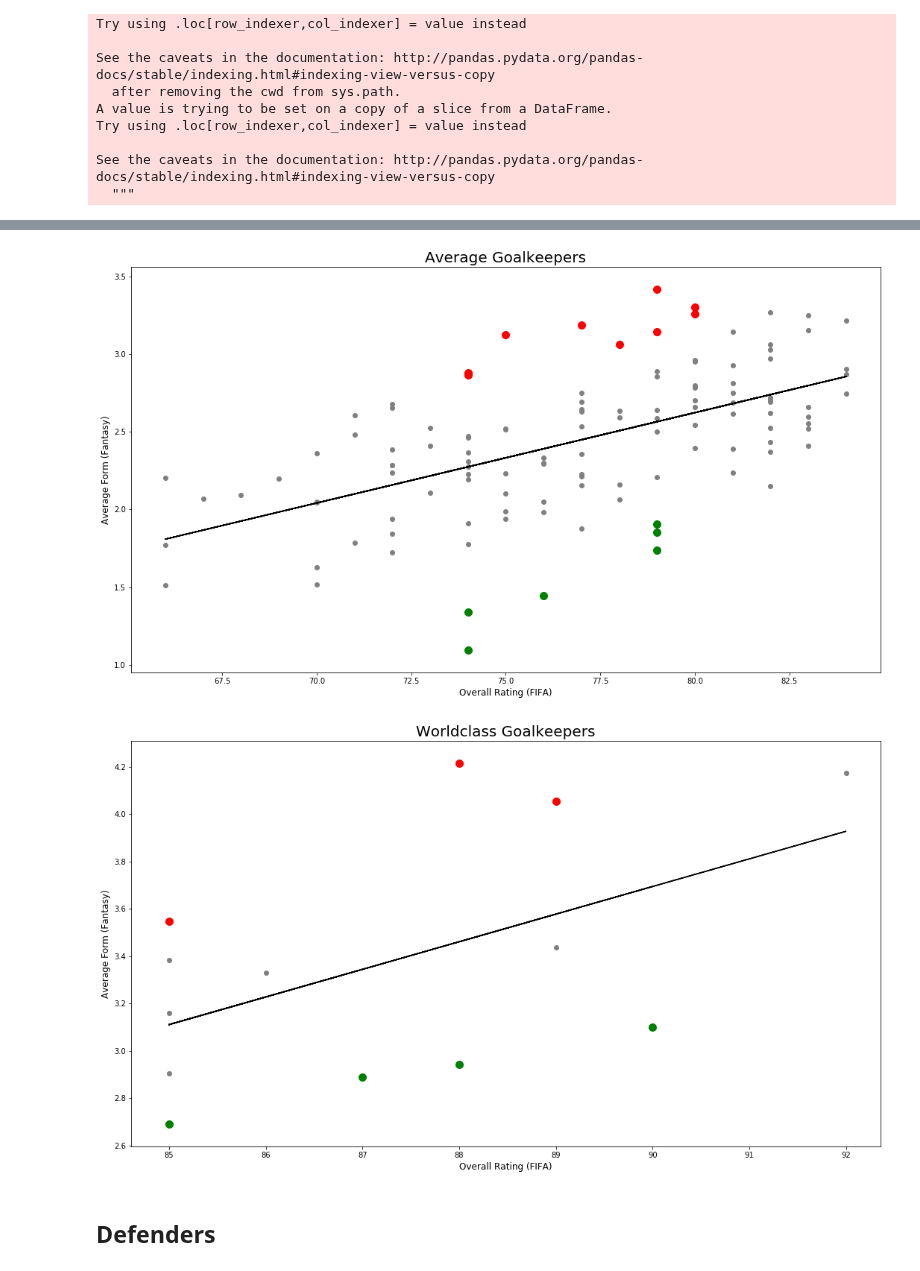
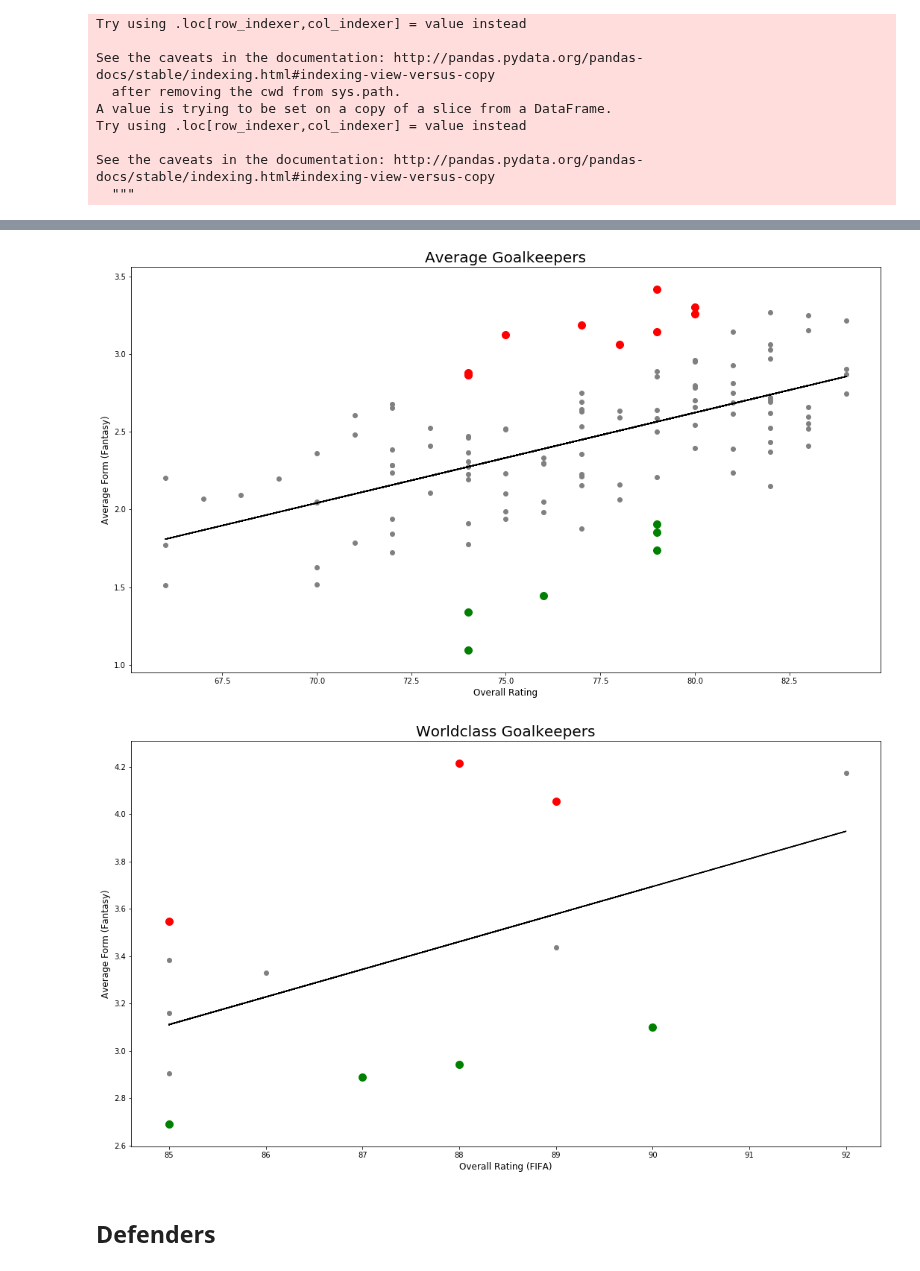
Before and after one commit to markkennedy3/Fifa-vs-Real-Life, a Jupyter notebook: notebooks/analysis/500_RQ1_Analysis.ipynb, the cells around one changed output, grey strips where cells are left out. Saved outputs shown, nothing was run; the diff lists cells and outputs as text; code cells hidden in the pictures.

```diff
--- a/notebooks/analysis/500_RQ1_Analysis.ipynb
+++ b/notebooks/analysis/500_RQ1_Analysis.ipynb
@@ -151,11 +136,11 @@ underrated_worldclass_gk = worldclass_goalkeepers[worldclass_goalkeepers['Distan
 overrated_average_gk = average_goalkeepers[average_goalkeepers['Distance']<(neg_dist_gk0*2)]
 overrated_worldclass_gk = worldclass_goalkeepers[worldclass_goalkeepers['Distance']<neg_dist_gk1]
 # %%
-underrated_average_gk['Predicted Form (FIFA)'] = average_goalkeepers_model.predict(underrated_average_gk['overall'].values[:,np.newaxis])
-underrated_worldclass_gk['Predicted Form (FIFA)'] = worldclass_goalkeepers_model.predict(underrated_worldclass_gk['overall'].values[:,np.newaxis])
+underrated_average_gk['Predicted Form'] = average_goalkeepers_model.predict(underrated_average_gk['overall'].values[:,np.newaxis])
+underrated_worldclass_gk['Predicted Form'] = worldclass_goalkeepers_model.predict(underrated_worldclass_gk['overall'].values[:,np.newaxis])
 
-overrated_average_gk['Predicted Form (FIFA)'] = average_goalkeepers_model.predict(overrated_average_gk['overall'].values[:,np.newaxis])
-overrated_worldclass_gk['Predicted Form (FIFA)'] = worldclass_goalkeepers_model.predict(overrated_worldclass_gk['overall'].values[:,np.newaxis])
+overrated_average_gk['Predicted Form'] = average_goalkeepers_model.predict(overrated_average_gk['overall'].values[:,np.newaxis])
+overrated_worldclass_gk['Predicted Form'] = worldclass_goalkeepers_model.predict(overrated_worldclass_gk['overall'].values[:,np.newaxis])
 # %% [output]
 A value is trying to be set on a copy of a slice from a DataFrame.
 Try using .loc[row_indexer,col_indexer] = value instead
@@ -177,9 +162,3 @@ Try using .loc[row_indexer,col_indexer] = value instead
 
 See the caveats in the documentation: http://pandas.pydata.org/pandas-docs/stable/indexing.html#indexing-view-versus-copy
   """
-# %%
-underrated_average_gk['Predicted Form (Us)'] = underrated_average_gk['Previous Average Form']
-underrated_worldclass_gk['Predicted Form (Us)'] = underrated_worldclass_gk['Previous Average Form']
-
-overrated_average_gk['Predicted Form (Us)'] = overrated_average_gk['Previous Average Form']
-overrated_worldclass_gk['Predicted Form (Us)'] = overrated_worldclass_gk['Previous Average Form']
@@ -240,24 +178,24 @@ s4 = overrated_worldclass_gk['Previous Average Form'].values
 # %%
 plt.figure(figsize=(18,10))
 plt.scatter(w, z,color='grey')
 plt.scatter(t1, t2,color='red',s=100)
 plt.scatter(t3, t4,color='green',s=100)
 plt.plot(w, average_goalkeepers_model.predict(w),color='k')
 plt.title('Average Goalkeepers', fontsize=20)
-plt.xlabel("Overall Rating (FIFA)", fontsize=12)
+plt.xlabel("Overall Rating", fontsize=12)
 plt.ylabel("Average Form (Fantasy)", fontsize=12)
 plt.show()
 plt.figure(figsize=(18,10))
 plt.scatter(x, y,color='grey')
 plt.scatter(s1, s2,color='red',s=100)
 plt.scatter(s3, s4,color='green',s=100)
 plt.plot(x, worldclass_goalkeepers_model.predict(x),color='k')
 plt.title('Worldclass Goalkeepers', fontsize=20)
 plt.xlabel("Overall Rating (FIFA)", fontsize=12)
 plt.ylabel("Average Form (Fantasy)", fontsize=12)
 plt.show()
 # %% [output]
-[figure, old version]
+[figure, new version]
 [figure]
 # %% [markdown]
 ## Defenders
```
Also changed, not shown: parts of 79 cells of this notebook.
